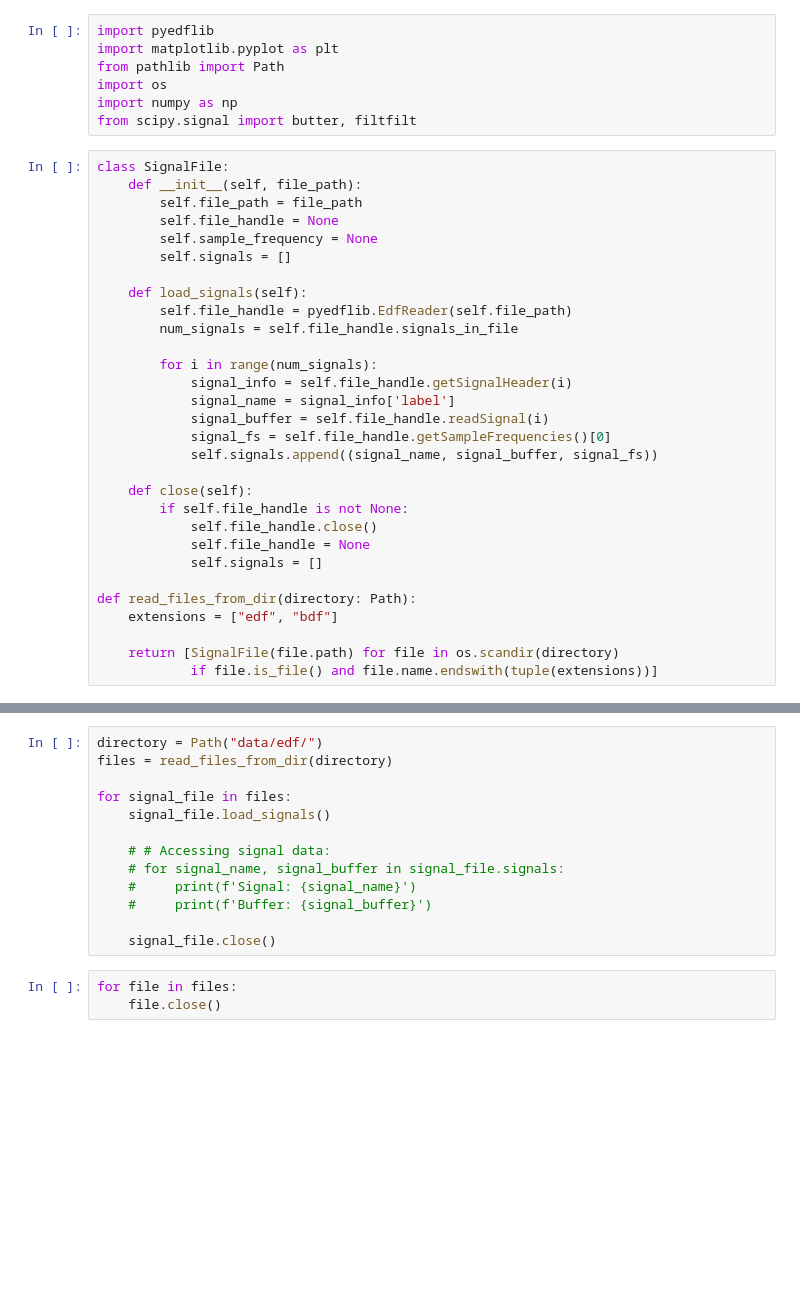
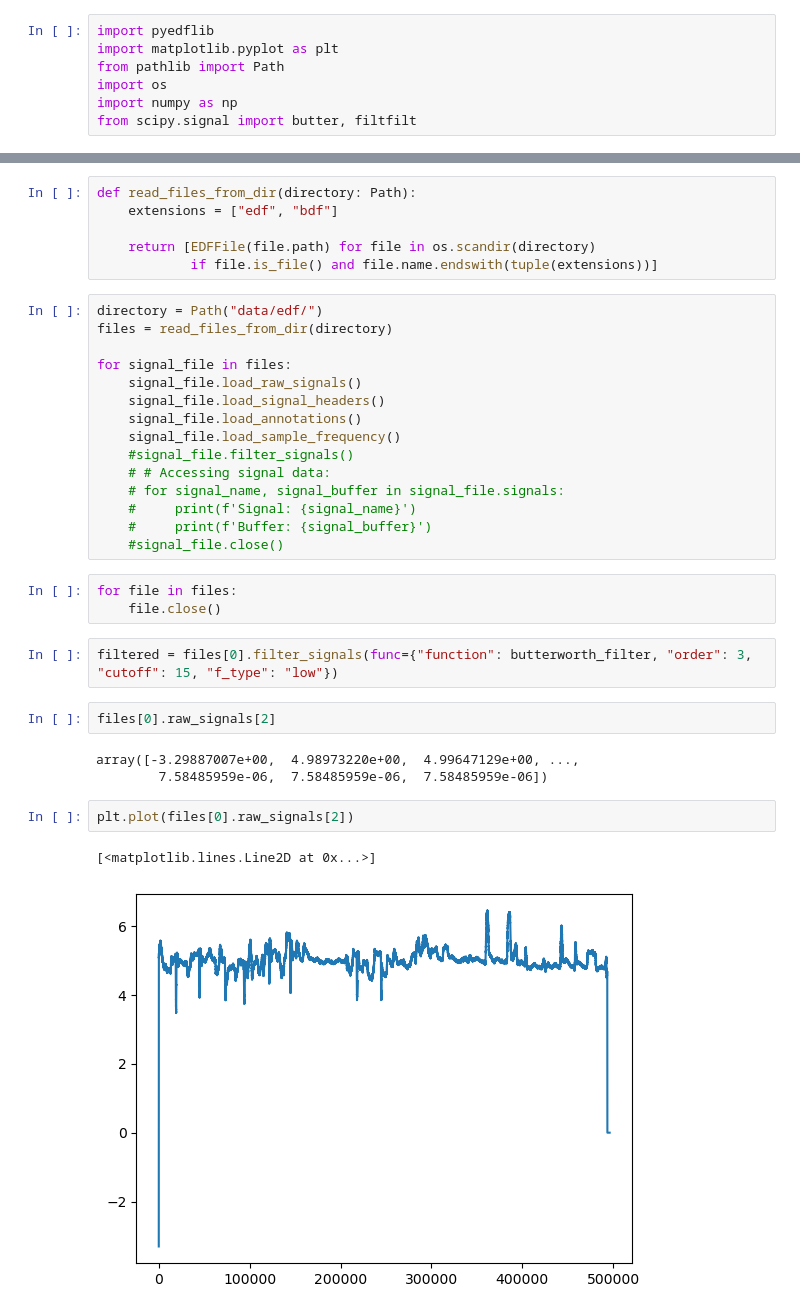
Before and after one commit to Matheusmno/Automatic-Feature-Extraction, a Jupyter notebook: EDF_reader.ipynb, the cells around one changed output, grey strips where cells are left out. Saved outputs shown, nothing was run; the diff lists cells and outputs as text; blank space fills up the shorter version.

```diff
--- a/EDF_reader.ipynb
+++ b/EDF_reader.ipynb
@@ -5,33 +5,3 @@ from pathlib import Path
 import os
 import numpy as np
 from scipy.signal import butter, filtfilt
-# %%
-class SignalFile:
-    def __init__(self, file_path):
-        self.file_path = file_path
-        self.file_handle = None
-        self.sample_frequency = None
-        self.signals = []
-
-    def load_signals(self):
-        self.file_handle = pyedflib.EdfReader(self.file_path)
-        num_signals = self.file_handle.signals_in_file
-
-        for i in range(num_signals):
-            signal_info = self.file_handle.getSignalHeader(i)
-            signal_name = signal_info['label']
-            signal_buffer = self.file_handle.readSignal(i)
-            signal_fs = self.file_handle.getSampleFrequencies()[0]
-            self.signals.append((signal_name, signal_buffer, signal_fs))
-
-    def close(self):
-        if self.file_handle is not None:
-            self.file_handle.close()
-            self.file_handle = None
-            self.signals = []
-
-def read_files_from_dir(directory: Path):
-    extensions = ["edf", "bdf"]
-
-    return [SignalFile(file.path) for file in os.scandir(directory)
-            if file.is_file() and file.name.endswith(tuple(extensions))]
@@ -38,16 +83,36 @@ def read_files_from_dir(directory: Path):
+# %%
+def read_files_from_dir(directory: Path):
+    extensions = ["edf", "bdf"]
+
+    return [EDFFile(file.path) for file in os.scandir(directory)
+            if file.is_file() and file.name.endswith(tuple(extensions))]
 # %%
 directory = Path("data/edf/")
 files = read_files_from_dir(directory)
 
 for signal_file in files:
-    signal_file.load_signals()
-
+    signal_file.load_raw_signals()
+    signal_file.load_signal_headers()
+    signal_file.load_annotations()
+    signal_file.load_sample_frequency()
+    #signal_file.filter_signals()
     # # Accessing signal data:
     # for signal_name, signal_buffer in signal_file.signals:
     #     print(f'Signal: {signal_name}')
     #     print(f'Buffer: {signal_buffer}')
-
-    signal_file.close()
+    #signal_file.close()
 # %%
 for file in files:
     file.close()
+# %%
+filtered = files[0].filter_signals(func={"function": butterworth_filter, "order": 3, "cutoff": 15, "f_type": "low"})
+# %%
+files[0].raw_signals[2]
+# %% [output]
+array([-3.29887007e+00,  4.98973220e+00,  4.99647129e+00, ...,
+        7.58485959e-06,  7.58485959e-06,  7.58485959e-06])
+# %%
+plt.plot(files[0].raw_signals[2])
+# %% [output]
+[<matplotlib.lines.Line2D at 0x...>]
+[figure, added]
```
Also changed, not shown: parts of 14 cells of this notebook.
